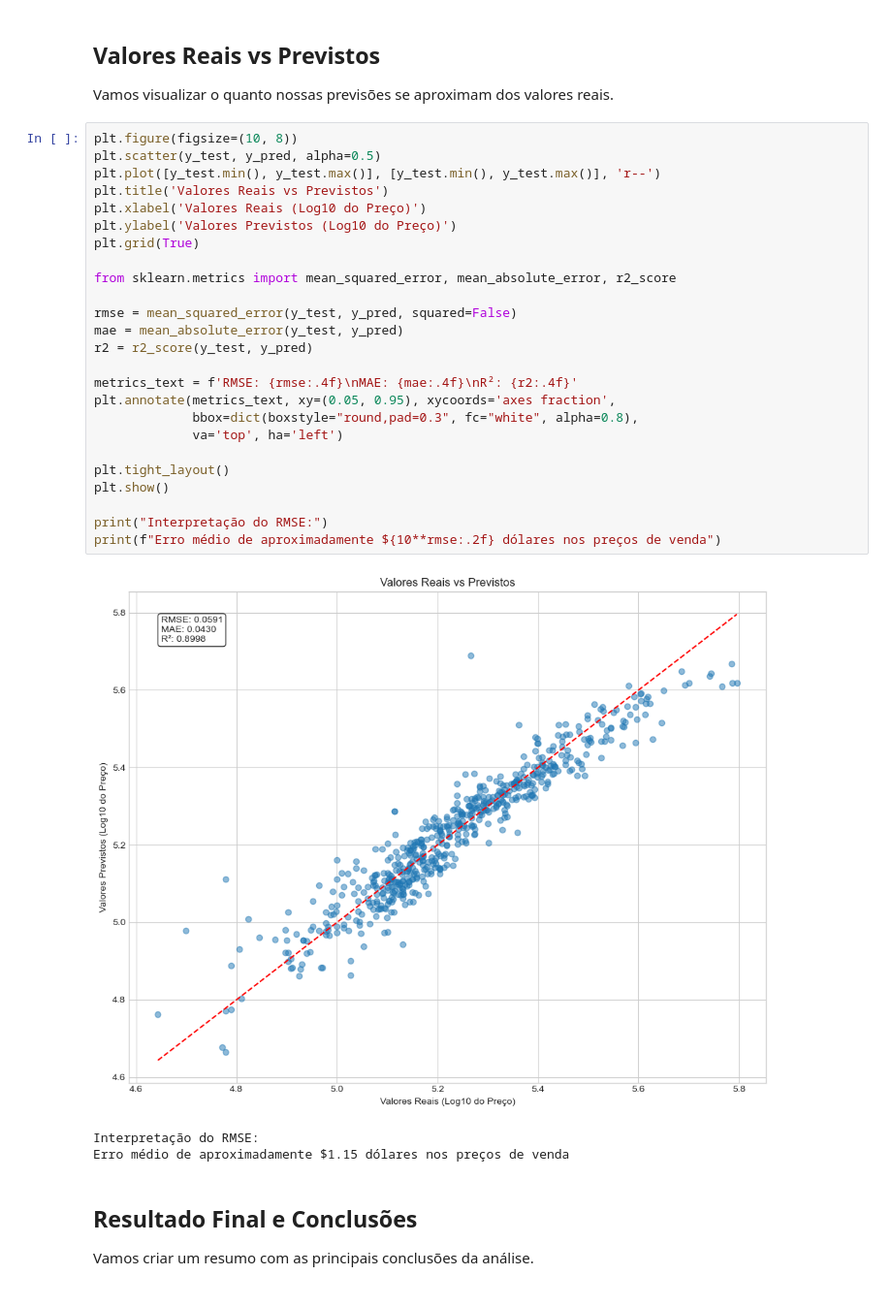
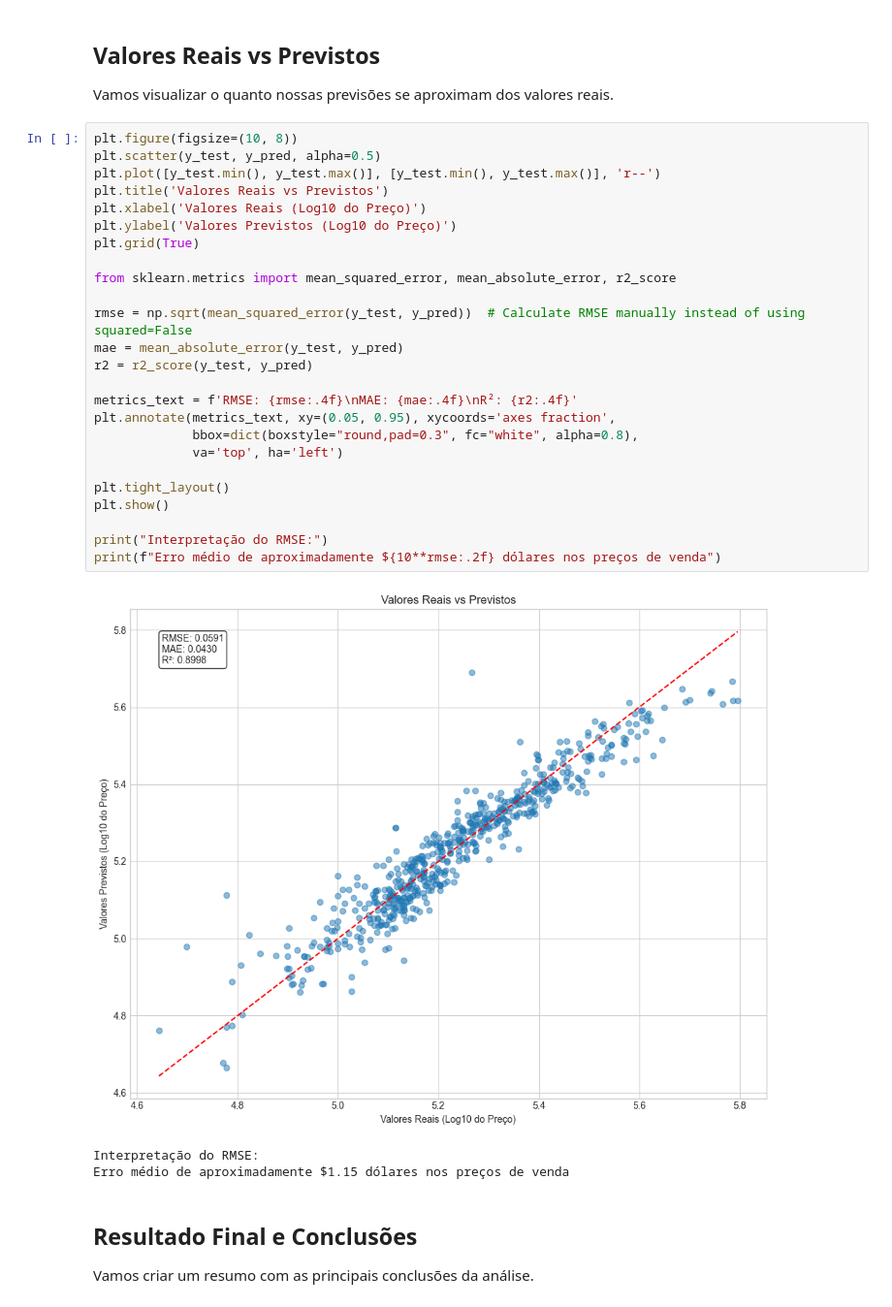
Before and after one commit to Mateus-PortoPP/projeto_ml, a Jupyter notebook: projeto.ipynb, the cells around one changed output. Shown at 97% size. Cells and saved outputs as stored; diff of their text form.

```diff
--- a/projeto.ipynb
+++ b/projeto.ipynb
@@ -373,30 +373,30 @@ Vamos visualizar o quanto nossas previsões se aproximam dos valores reais.
 # %%
 plt.figure(figsize=(10, 8))
 plt.scatter(y_test, y_pred, alpha=0.5)
 plt.plot([y_test.min(), y_test.max()], [y_test.min(), y_test.max()], 'r--')
 plt.title('Valores Reais vs Previstos')
 plt.xlabel('Valores Reais (Log10 do Preço)')
 plt.ylabel('Valores Previstos (Log10 do Preço)')
 plt.grid(True)
 
 from sklearn.metrics import mean_squared_error, mean_absolute_error, r2_score
 
-rmse = mean_squared_error(y_test, y_pred, squared=False)
+rmse = np.sqrt(mean_squared_error(y_test, y_pred))  # Calculate RMSE manually instead of using squared=False
 mae = mean_absolute_error(y_test, y_pred)
 r2 = r2_score(y_test, y_pred)
 
 metrics_text = f'RMSE: {rmse:.4f}\nMAE: {mae:.4f}\nR²: {r2:.4f}'
 plt.annotate(metrics_text, xy=(0.05, 0.95), xycoords='axes fraction',
              bbox=dict(boxstyle="round,pad=0.3", fc="white", alpha=0.8),
              va='top', ha='left')
 
 plt.tight_layout()
 plt.show()
 
 print("Interpretação do RMSE:")
 print(f"Erro médio de aproximadamente ${10**rmse:.2f} dólares nos preços de venda")
 # %% [output]
-[figure, old version]
+[figure, new version]
 Interpretação do RMSE:
 Erro médio de aproximadamente $1.15 dólares nos preços de venda
 # %% [markdown]
```
Also changed, not shown: parts of 36 cells of this notebook, 2 other files.
